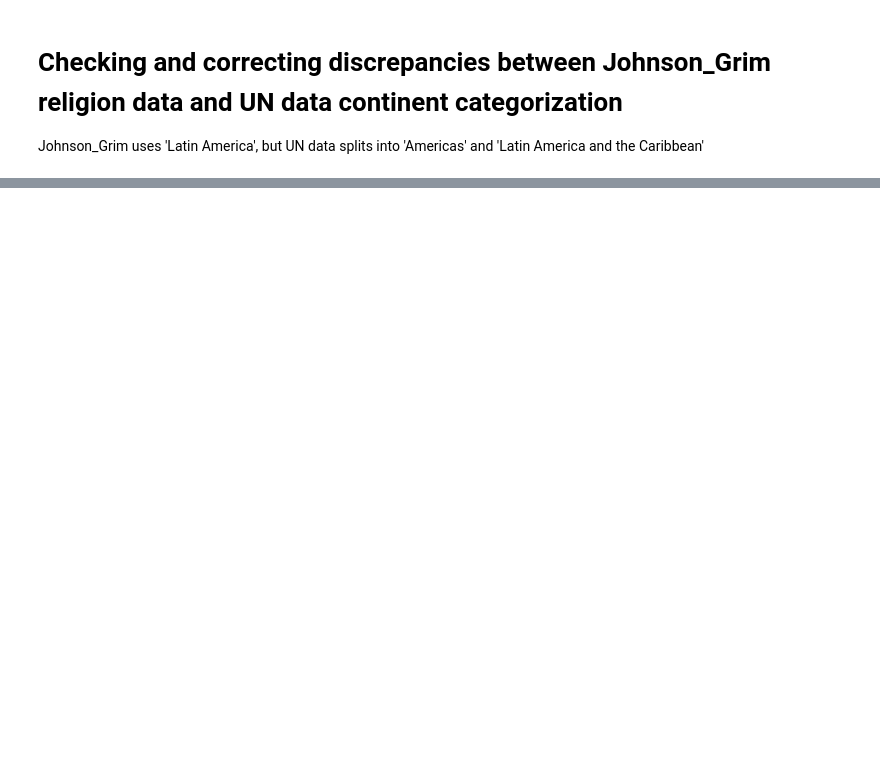
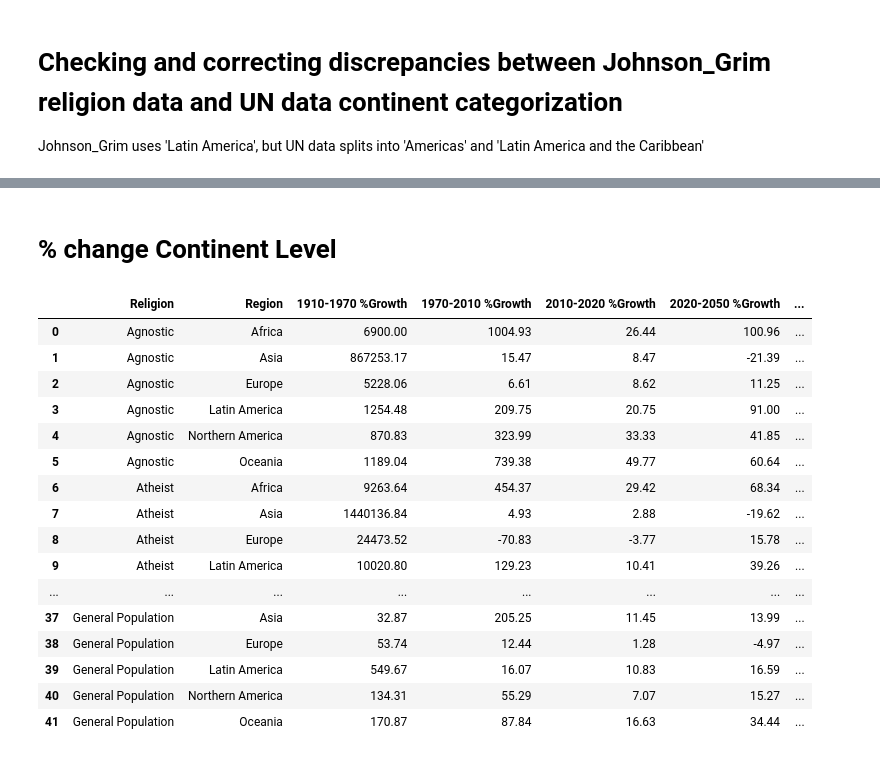
Before and after one commit to levigraft/capstone_religion_birthrate, a Jupyter notebook: Capstone/notebooks/capstone_pandas_analysis.ipynb, the cells around one changed output, grey strips where cells are left out. Drawn from its saved outputs; the diff is of its cells as text; code cells hidden in the pictures; blank space fills up the shorter version.

```diff
--- a/Capstone/notebooks/capstone_pandas_analysis.ipynb
+++ b/Capstone/notebooks/capstone_pandas_analysis.ipynb
@@ -275,0 +289,8 @@ latin_america
+# %%
+pg_continent['2010-2020 %Growth'] = round(((continent['2020'] - continent['2010']) / continent['2010']) * 100,2)
+# %%
+pg_continent['2020-2050 %Growth'] = round(((continent['2050'] - continent['2020']) / continent['2020']) * 100,2)
+# %%
+pg_continent['1910-2050 %Growth'] = round(((continent['2050'] - continent['1910']) / continent['1910']) * 100,2)
+# %%
+pg_continent=pg_continent[['Religion','Region', '1910-1970 %Growth','1970-2010 %Growth','2010-2020 %Growth','2020-2050 %Growth', '1910-2050 %Growth']]
@@ -275,0 +307,22 @@ latin_america
+# %% [markdown]
+# % change Continent Level
+# %%
+pg_continent
+# %% [output]
+|  | Religion | Region | 1910-1970 %Growth | 1970-2010 %Growth | 2010-2020 %Growth | 2020-2050 %Growth | ... |
+| 0 | Agnostic | Africa | 6900.00 | 1004.93 | 26.44 | 100.96 | ... |
+| 1 | Agnostic | Asia | 867253.17 | 15.47 | 8.47 | -21.39 | ... |
+| 2 | Agnostic | Europe | 5228.06 | 6.61 | 8.62 | 11.25 | ... |
+| 3 | Agnostic | Latin America | 1254.48 | 209.75 | 20.75 | 91.00 | ... |
+| 4 | Agnostic | Northern America | 870.83 | 323.99 | 33.33 | 41.85 | ... |
+| 5 | Agnostic | Oceania | 1189.04 | 739.38 | 49.77 | 60.64 | ... |
+| 6 | Atheist | Africa | 9263.64 | 454.37 | 29.42 | 68.34 | ... |
+| 7 | Atheist | Asia | 1440136.84 | 4.93 | 2.88 | -19.62 | ... |
+| 8 | Atheist | Europe | 24473.52 | -70.83 | -3.77 | 15.78 | ... |
+| 9 | Atheist | Latin America | 10020.80 | 129.23 | 10.41 | 39.26 | ... |
+| ... | ... | ... | ... | ... | ... | ... | ... |
+| 37 | General Population | Asia | 32.87 | 205.25 | 11.45 | 13.99 | ... |
+| 38 | General Population | Europe | 53.74 | 12.44 | 1.28 | -4.97 | ... |
+| 39 | General Population | Latin America | 549.67 | 16.07 | 10.83 | 16.59 | ... |
+| 40 | General Population | Northern America | 134.31 | 55.29 | 7.07 | 15.27 | ... |
+| 41 | General Population | Oceania | 170.87 | 87.84 | 16.63 | 34.44 | ... |
```
Also changed, not shown: parts of 141 cells of this notebook, 7 other files.
